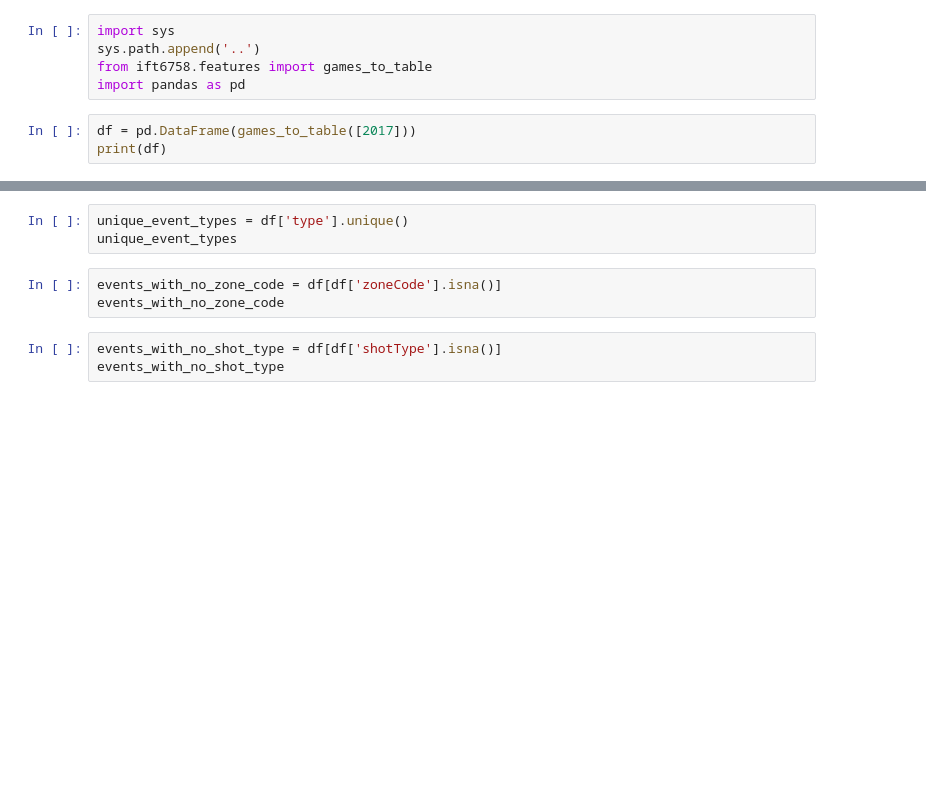
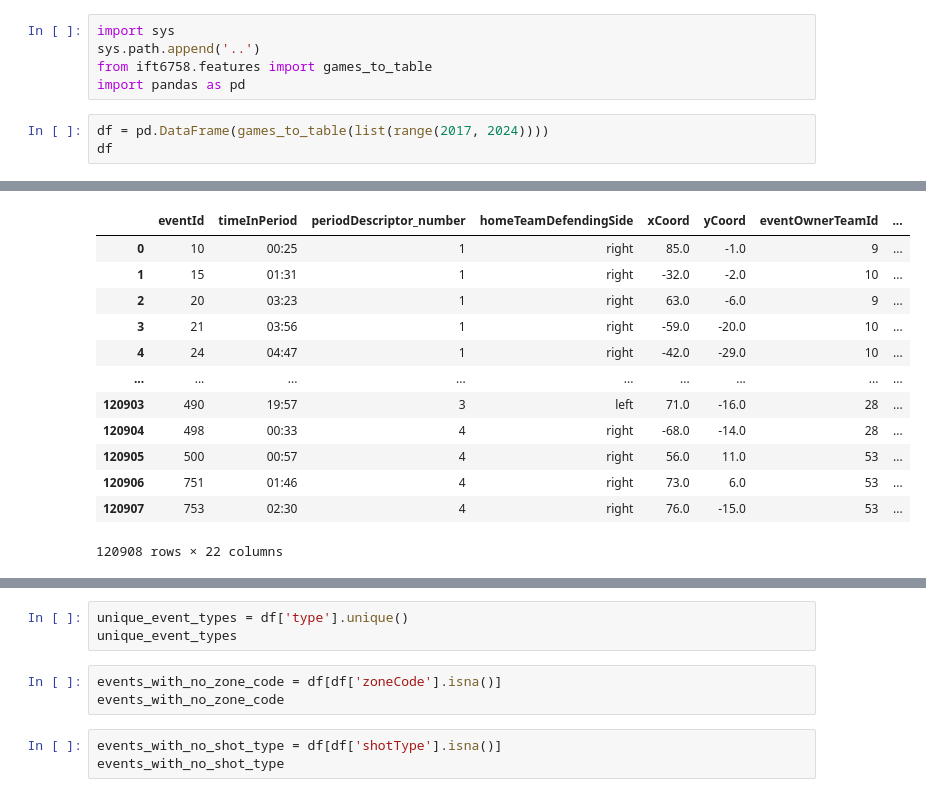
Before and after one commit to WilliamChidiac/NHL-goal-prediction, a Jupyter notebook: notebooks/tidy_data.ipynb, the cells around one changed output, grey strips where cells are left out. Drawn from its saved outputs; the diff is of its cells as text; blank space fills up the shorter version.

Commit message:
populate missing home team defending side

```diff
--- a/notebooks/tidy_data.ipynb
+++ b/notebooks/tidy_data.ipynb
@@ -4,5 +4,6 @@ sys.path.append('..')
 from ift6758.features import games_to_table
 import pandas as pd
 # %%
-df = pd.DataFrame(games_to_table([2017]))
-print(df)
+df = pd.DataFrame(games_to_table(list(range(2017, 2024))))
+df
+# %% [output]
@@ -8,0 +27,13 @@ print(df)
+|  | eventId | timeInPeriod | periodDescriptor_number | homeTeamDefendingSide | xCoord | yCoord | eventOwnerTeamId | ... |
+| 0 | 10 | 00:25 | 1 | right | 85.0 | -1.0 | 9 | ... |
+| 1 | 15 | 01:31 | 1 | right | -32.0 | -2.0 | 10 | ... |
+| 2 | 20 | 03:23 | 1 | right | 63.0 | -6.0 | 9 | ... |
+| 3 | 21 | 03:56 | 1 | right | -59.0 | -20.0 | 10 | ... |
+| 4 | 24 | 04:47 | 1 | right | -42.0 | -29.0 | 10 | ... |
+| ... | ... | ... | ... | ... | ... | ... | ... | ... |
+| 120903 | 490 | 19:57 | 3 | left | 71.0 | -16.0 | 28 | ... |
+| 120904 | 498 | 00:33 | 4 | right | -68.0 | -14.0 | 28 | ... |
+| 120905 | 500 | 00:57 | 4 | right | 56.0 | 11.0 | 53 | ... |
+| 120906 | 751 | 01:46 | 4 | right | 73.0 | 6.0 | 53 | ... |
+| 120907 | 753 | 02:30 | 4 | right | 76.0 | -15.0 | 53 | ... |
+120908 rows × 22 columns
```
Also changed, not shown: parts of 6 cells of this notebook.
